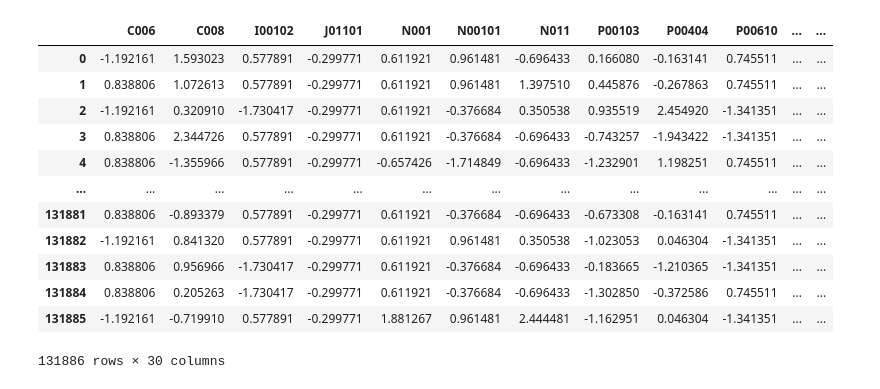
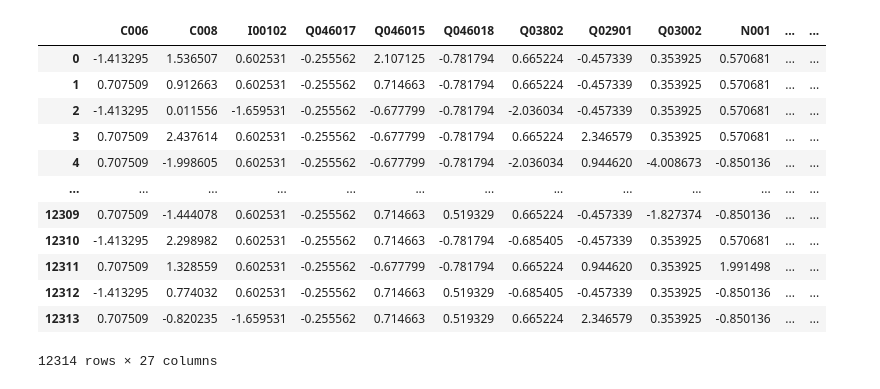
Before and after one commit to Tadleao/IA-Diabetes, a Jupyter notebook: Plot.ipynb, the cells around one changed output. Cells and saved outputs as stored; diff of their text form; code cells hidden in the pictures.

```diff
--- a/Plot.ipynb
+++ b/Plot.ipynb
@@ -7,25 +7,25 @@ import seaborn as sns
 # %%
 # Assuming 'data' is your n-dimensional dataset
 # data.shape should be (n_samples, n_features)
 
 # Reduce the dimensionality to 2 using PCA
-df = pd.read_csv('balanced_over.csv')
+df = pd.read_csv('balanced_under.csv')
 df_std = (df - df.mean()) / df.std()
 df_std
 # %% [output]
-|  | C006 | C008 | I00102 | J01101 | N001 | N00101 | N011 | P00103 | P00404 | P00610 | ... | ... |
-| 0 | -1.192161 | 1.593023 | 0.577891 | -0.299771 | 0.611921 | 0.961481 | -0.696433 | 0.166080 | -0.163141 | 0.745511 | ... | ... |
-| 1 | 0.838806 | 1.072613 | 0.577891 | -0.299771 | 0.611921 | 0.961481 | 1.397510 | 0.445876 | -0.267863 | 0.745511 | ... | ... |
-| 2 | -1.192161 | 0.320910 | -1.730417 | -0.299771 | 0.611921 | -0.376684 | 0.350538 | 0.935519 | 2.454920 | -1.341351 | ... | ... |
-| 3 | 0.838806 | 2.344726 | 0.577891 | -0.299771 | 0.611921 | -0.376684 | -0.696433 | -0.743257 | -1.943422 | -1.341351 | ... | ... |
-| 4 | 0.838806 | -1.355966 | 0.577891 | -0.299771 | -0.657426 | -1.714849 | -0.696433 | -1.232901 | 1.198251 | 0.745511 | ... | ... |
+|  | C006 | C008 | I00102 | Q046017 | Q046015 | Q046018 | Q03802 | Q02901 | Q03002 | N001 | ... | ... |
+| 0 | -1.413295 | 1.536507 | 0.602531 | -0.255562 | 2.107125 | -0.781794 | 0.665224 | -0.457339 | 0.353925 | 0.570681 | ... | ... |
+| 1 | 0.707509 | 0.912663 | 0.602531 | -0.255562 | 0.714663 | -0.781794 | 0.665224 | -0.457339 | 0.353925 | 0.570681 | ... | ... |
+| 2 | -1.413295 | 0.011556 | -1.659531 | -0.255562 | -0.677799 | -0.781794 | -2.036034 | -0.457339 | 0.353925 | 0.570681 | ... | ... |
+| 3 | 0.707509 | 2.437614 | 0.602531 | -0.255562 | -0.677799 | -0.781794 | 0.665224 | 2.346579 | 0.353925 | 0.570681 | ... | ... |
+| 4 | 0.707509 | -1.998605 | 0.602531 | -0.255562 | -0.677799 | -0.781794 | -2.036034 | 0.944620 | -4.008673 | -0.850136 | ... | ... |
 | ... | ... | ... | ... | ... | ... | ... | ... | ... | ... | ... | ... | ... |
-| 131881 | 0.838806 | -0.893379 | 0.577891 | -0.299771 | 0.611921 | -0.376684 | -0.696433 | -0.673308 | -0.163141 | 0.745511 | ... | ... |
-| 131882 | -1.192161 | 0.841320 | 0.577891 | -0.299771 | 0.611921 | 0.961481 | 0.350538 | -1.023053 | 0.046304 | -1.341351 | ... | ... |
-| 131883 | 0.838806 | 0.956966 | -1.730417 | -0.299771 | 0.611921 | -0.376684 | -0.696433 | -0.183665 | -1.210365 | -1.341351 | ... | ... |
-| 131884 | 0.838806 | 0.205263 | -1.730417 | -0.299771 | 0.611921 | -0.376684 | -0.696433 | -1.302850 | -0.372586 | 0.745511 | ... | ... |
-| 131885 | -1.192161 | -0.719910 | 0.577891 | -0.299771 | 1.881267 | 0.961481 | 2.444481 | -1.162951 | 0.046304 | -1.341351 | ... | ... |
+| 12309 | 0.707509 | -1.444078 | 0.602531 | -0.255562 | 0.714663 | 0.519329 | 0.665224 | -0.457339 | -1.827374 | -0.850136 | ... | ... |
+| 12310 | -1.413295 | 2.298982 | 0.602531 | -0.255562 | 0.714663 | -0.781794 | -0.685405 | -0.457339 | 0.353925 | 0.570681 | ... | ... |
+| 12311 | 0.707509 | 1.328559 | 0.602531 | -0.255562 | -0.677799 | -0.781794 | 0.665224 | 0.944620 | 0.353925 | 1.991498 | ... | ... |
+| 12312 | -1.413295 | 0.774032 | 0.602531 | -0.255562 | 0.714663 | 0.519329 | -0.685405 | -0.457339 | 0.353925 | -0.850136 | ... | ... |
+| 12313 | 0.707509 | -0.820235 | -1.659531 | -0.255562 | 0.714663 | 0.519329 | 0.665224 | 2.346579 | 0.353925 | -0.850136 | ... | ... |
-131886 rows × 30 columns
+12314 rows × 27 columns
 # %%
 pca = PCA(n_components=2)
 pca_result = pca.fit_transform(df_std)
```
Also changed, not shown: parts of 2 cells of this notebook, 2 other files.
